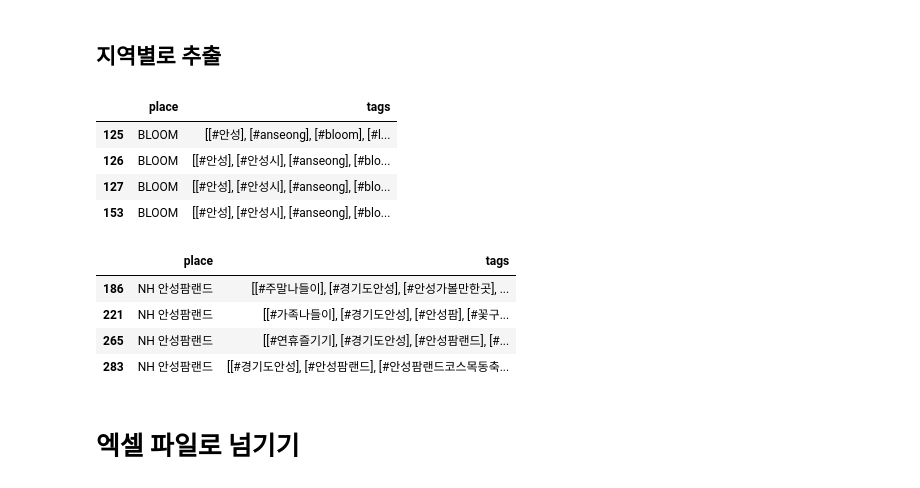
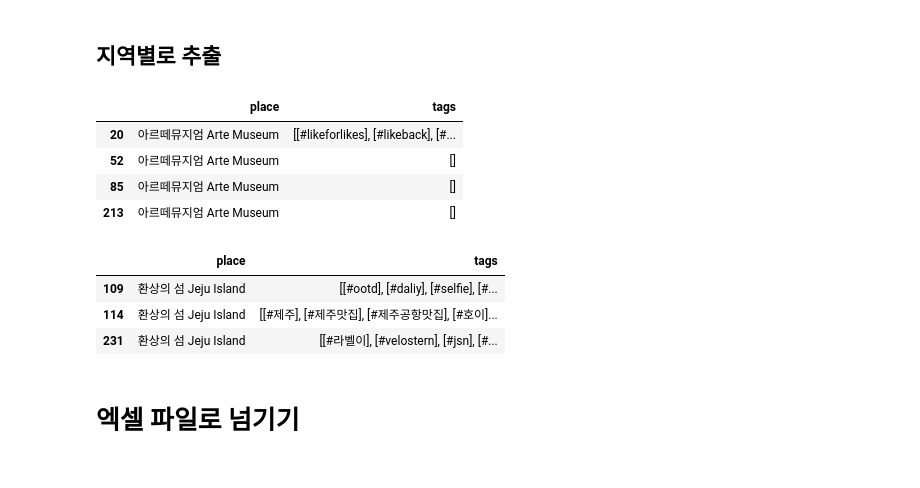
Before and after one commit to clock18/Jupiter, a Jupyter notebook: MLP_Project_4.ipynb, the cells around one changed output. Drawn from its saved outputs; the diff is of its cells as text; code cells hidden in the pictures.

```diff
--- a/MLP_Project_4.ipynb
+++ b/MLP_Project_4.ipynb
@@ -407,23 +407,22 @@ results_df.groupby(by=['place'], as_index=False).count().sort_values(by='tags',
 # %% [markdown]
 ## 지역별로 추출
 # %%
-condition = (results_df.place == 'BLOOM')
+condition = (results_df.place == '아르떼뮤지엄 Arte Museum')
 results_df4 = results_df.loc[condition, ['place', 'tags']]
 results_df4
 # %% [output]
 |  | place | tags |
-| 125 | BLOOM | [[#안성], [#anseong], [#bloom], [#l... |
-| 126 | BLOOM | [[#안성], [#안성시], [#anseong], [#blo... |
-| 127 | BLOOM | [[#안성], [#안성시], [#anseong], [#blo... |
-| 153 | BLOOM | [[#안성], [#안성시], [#anseong], [#blo... |
+| 20 | 아르떼뮤지엄 Arte Museum | [[#likeforlikes], [#likeback], [#... |
+| 52 | 아르떼뮤지엄 Arte Museum | [] |
+| 85 | 아르떼뮤지엄 Arte Museum | [] |
+| 213 | 아르떼뮤지엄 Arte Museum | [] |
 # %%
-results_df4.drop([results_df4.index[1],results_df4.index[1]])
+results_df4.drop([results_df4.index[2],results_df4.index[4],results_df4.index[2],results_df4.index[4]])
 # %% [output]
 |  | place | tags |
-| 186 | NH 안성팜랜드 | [[#주말나들이], [#경기도안성], [#안성가볼만한곳], ... |
-| 221 | NH 안성팜랜드 | [[#가족나들이], [#경기도안성], [#안성팜], [#꽃구... |
-| 265 | NH 안성팜랜드 | [[#연휴즐기기], [#경기도안성], [#안성팜랜드], [#... |
-| 283 | NH 안성팜랜드 | [[#경기도안성], [#안성팜랜드], [#안성팜랜드코스목동축... |
+| 109 | 환상의 섬 Jeju Island | [[#ootd], [#daliy], [#selfie], [#... |
+| 114 | 환상의 섬 Jeju Island | [[#제주], [#제주맛집], [#제주공항맛집], [#호이]... |
+| 231 | 환상의 섬 Jeju Island | [[#라벨이], [#velostern], [#jsn], [#... |
 # %% [markdown]
 # 엑셀 파일로 넘기기
 # %%
```
Also changed, not shown: parts of 3 cells of this notebook.
